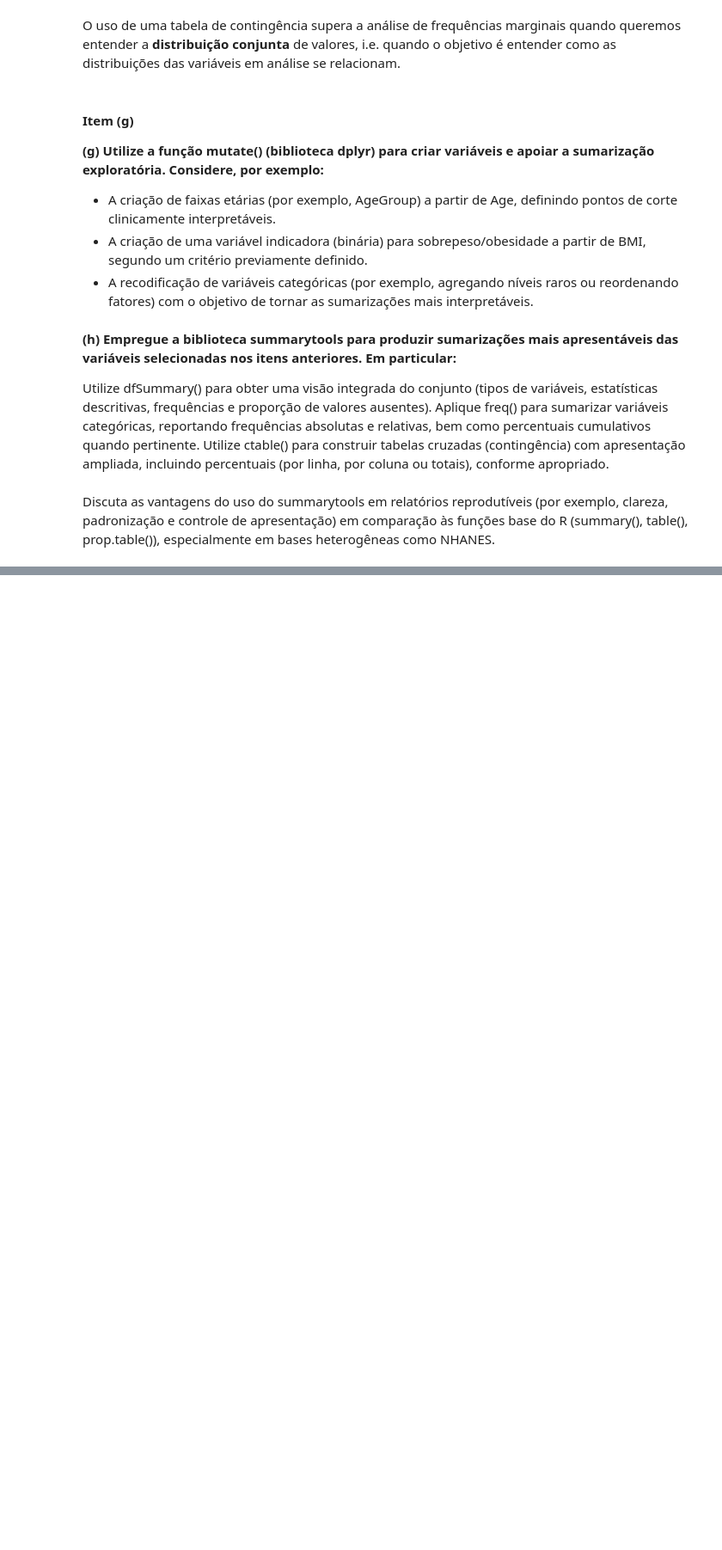
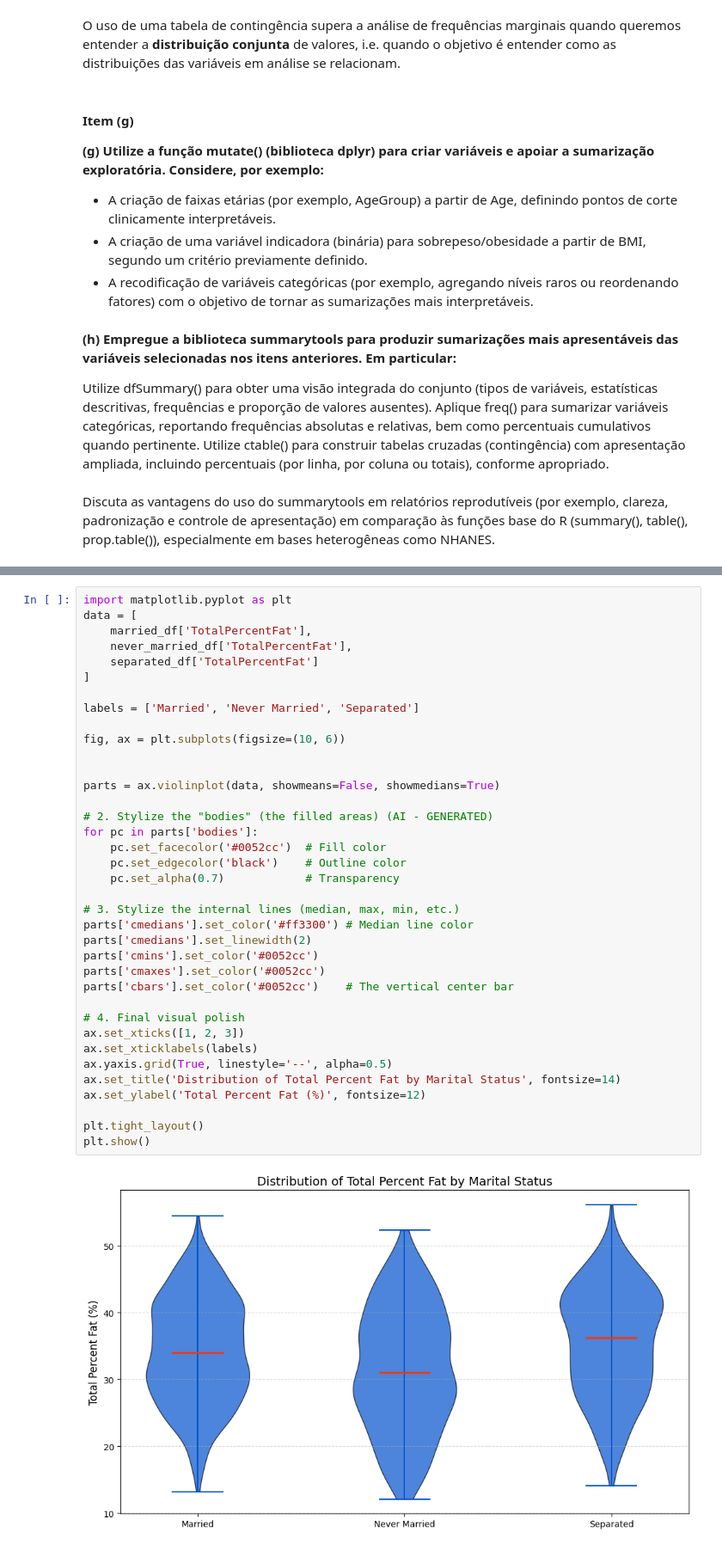
Before and after one commit to Racciatti/aprendizado_supervisionado, a Jupyter notebook: Code/EDA.ipynb, the cells around one changed output, grey strips where cells are left out. Shown at 86% size. Saved outputs shown, nothing was run; the diff lists cells and outputs as text; blank space fills up the shorter version.

```diff
--- a/Code/EDA.ipynb
+++ b/Code/EDA.ipynb
@@ -820,0 +1233,39 @@ Discuta as vantagens do uso do summarytools em relatórios reprodutíveis (por e
+# %%
+import matplotlib.pyplot as plt
+data = [
+    married_df['TotalPercentFat'],
+    never_married_df['TotalPercentFat'],
+    separated_df['TotalPercentFat']
+]
+
+labels = ['Married', 'Never Married', 'Separated']
+
+fig, ax = plt.subplots(figsize=(10, 6))
+
+
+parts = ax.violinplot(data, showmeans=False, showmedians=True)
+
+# 2. Stylize the "bodies" (the filled areas) (AI - GENERATED)
+for pc in parts['bodies']:
+    pc.set_facecolor('#0052cc')  # Fill color
+    pc.set_edgecolor('black')    # Outline color
+    pc.set_alpha(0.7)            # Transparency
+
+# 3. Stylize the internal lines (median, max, min, etc.)
+parts['cmedians'].set_color('#ff3300') # Median line color
+parts['cmedians'].set_linewidth(2)
+parts['cmins'].set_color('#0052cc')
+parts['cmaxes'].set_color('#0052cc')
+parts['cbars'].set_color('#0052cc')    # The vertical center bar
+
+# 4. Final visual polish
+ax.set_xticks([1, 2, 3])
+ax.set_xticklabels(labels)
+ax.yaxis.grid(True, linestyle='--', alpha=0.5)
+ax.set_title('Distribution of Total Percent Fat by Marital Status', fontsize=14)
+ax.set_ylabel('Total Percent Fat (%)', fontsize=12)
+
+plt.tight_layout()
+plt.show()
+# %% [output]
+[figure, added]
```
Also changed, not shown: parts of 48 cells of this notebook.
